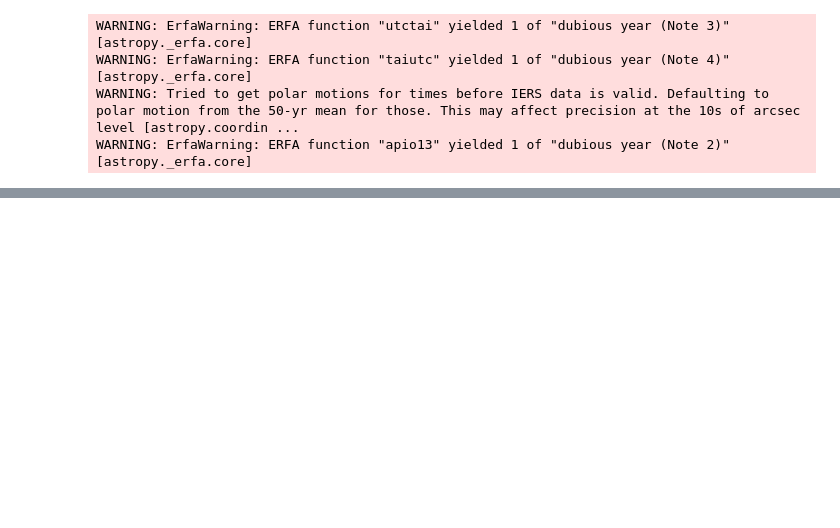
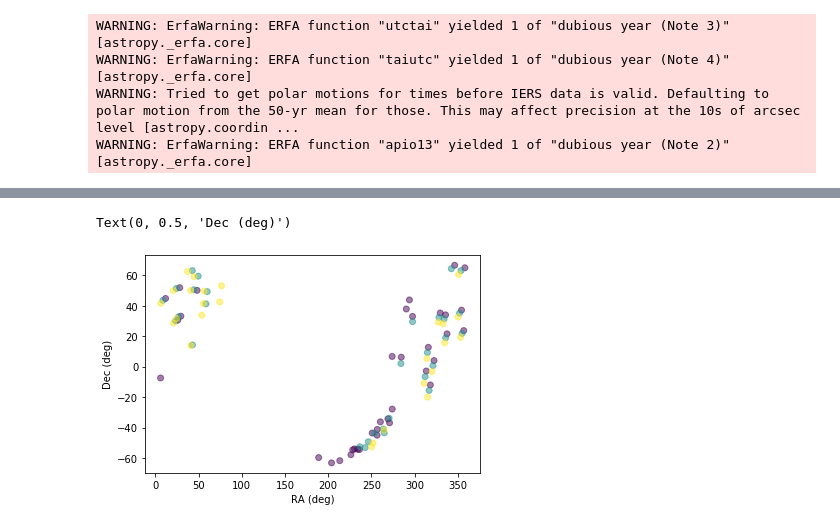
Before and after one commit to yoachim/20_Scratch, a Jupyter notebook: all_sky_example/example_all_sky.ipynb, the cells around one changed output, grey strips where cells are left out. Cells and saved outputs as stored; diff of their text form; code cells hidden in the pictures; blank space fills up the shorter version.

```diff
--- a/all_sky_example/example_all_sky.ipynb
+++ b/all_sky_example/example_all_sky.ipynb
@@ -75,0 +128,26 @@ cb = plt.colorbar()
+# %%
+# So, we showed we can round-trip the transformation of coordinates, let's see what happens if our WCS is slightly off
+
+w_off = wcs.WCS(naxis=2)
+# Same as before, but shift the reference pixel by 200 in both x and y and fiddle with the other values too
+x0 = np.array([2.87e+03 + 200,   1.98e+03 - 200,  1., 1., .036+.002,
+        0.0027+.0002,  0.00295,   -0.0359])
+w_off.wcs.crpix = [x0[0], x0[1]]
+w_off.wcs.cdelt = [x0[2], x0[3]]
+w_off.wcs.pc = x0[4:8].reshape((2, 2))
+# While this says RA, DEC, we are going to treat it as an azimuth, altitude projection
+w_off.wcs.ctype = ["RA---ZEA", "DEC--ZEA"]
+# %%
+# same as before, only now using the slightly wrong WCS object
+recovered_alt_az = w_off.pixel_to_world(xs, ys)
+ras_back = []
+decs_back = []
+for mjd in np.unique(mjd_arr):
+    in_time = np.where(mjd_arr == mjd)
+    stars_temp = AltAz(alt=recovered_alt_az.dec[in_time], az=recovered_alt_az.ra[in_time],
+                       location=site, obstime=Time(mjd, format='mjd'))
+    stars_ra_dec_temp = stars_temp.transform_to(ICRS)
+    ras_back.append(stars_ra_dec_temp.ra.value)
+    decs_back.append(stars_ra_dec_temp.dec.value)
+ras_back = np.concatenate(ras_back)
+decs_back = np.concatenate(decs_back)
@@ -75,0 +159,8 @@ cb = plt.colorbar()
+# %%
+# Now the stars are spread out in RA,Dec because the transformation was slightly off.
+plt.scatter(ras_back, decs_back, c=mjd_arr, alpha=0.5)
+plt.xlabel('RA (deg)')
+plt.ylabel('Dec (deg)')
+# %% [output]
+Text(0, 0.5, 'Dec (deg)')
+[figure, added]
```
Also changed, not shown: parts of 15 cells of this notebook, 1 other file.
